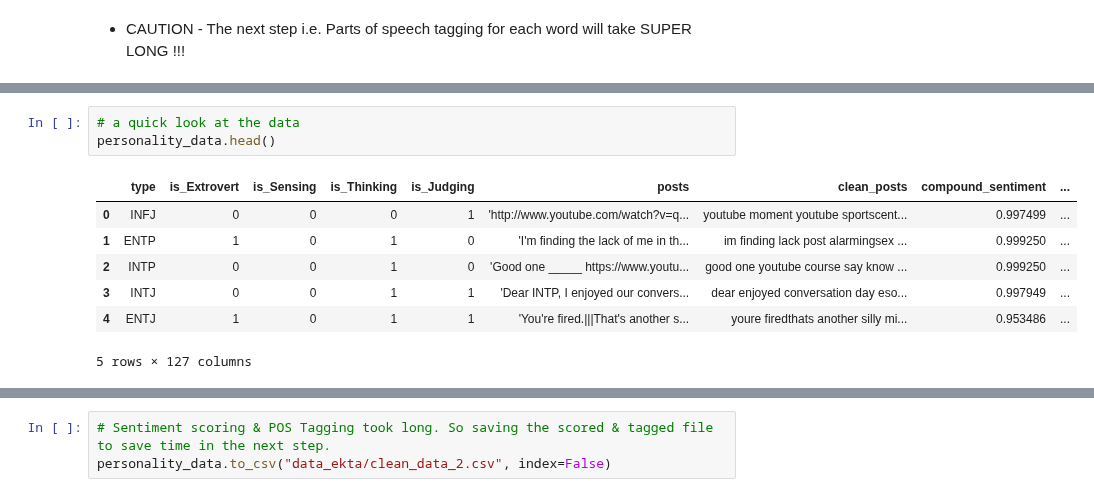
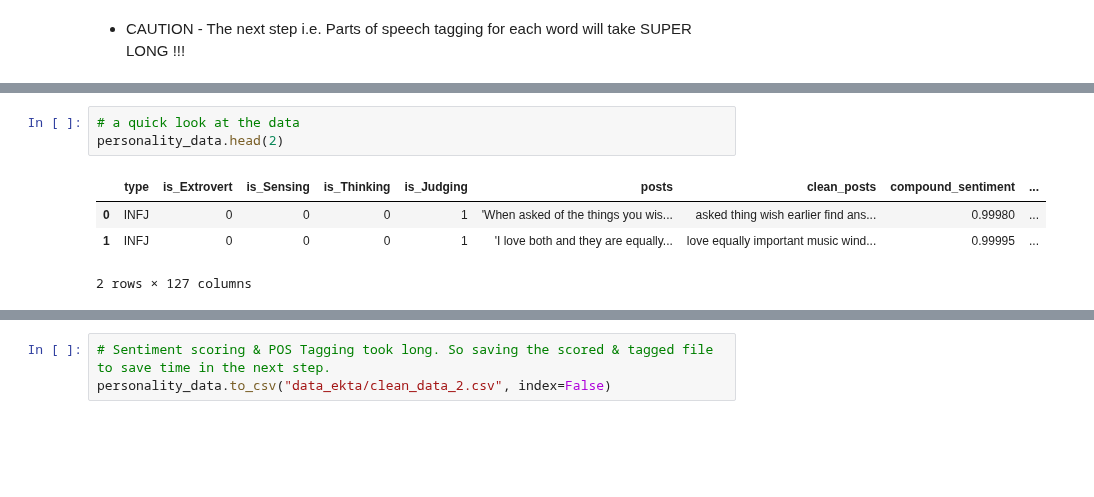
Before and after one commit to esharma3/myers-briggs-personality-prediction, a Jupyter notebook: individual work/02_sentiment_analysis_&_pos_tagging_ekta.ipynb, the cells around one changed output, grey strips where cells are left out. Drawn from its saved outputs; the diff is of its cells as text; blank space fills up the shorter version.

Commit message:
re-ran with splitted data & cleaned the code further

```diff
--- a/individual work/02_sentiment_analysis_&_pos_tagging_ekta.ipynb
+++ b/individual work/02_sentiment_analysis_&_pos_tagging_ekta.ipynb
@@ -254,15 +255,12 @@ Stanford POS Stats Time: 72.84715604782104 seconds
 [interactive output not drawn]
 # %%
 # a quick look at the data
-personality_data.head()
+personality_data.head(2)
 # %% [output]
 |  | type | is_Extrovert | is_Sensing | is_Thinking | is_Judging | posts | clean_posts | compound_sentiment | ... |
-| 0 | INFJ | 0 | 0 | 0 | 1 | 'http://www.youtube.com/watch?v=q... | youtube moment youtube sportscent... | 0.997499 | ... |
-| 1 | ENTP | 1 | 0 | 1 | 0 | 'I'm finding the lack of me in th... | im finding lack post alarmingsex ... | 0.999250 | ... |
-| 2 | INTP | 0 | 0 | 1 | 0 | 'Good one _____ https://www.youtu... | good one youtube course say know ... | 0.999250 | ... |
-| 3 | INTJ | 0 | 0 | 1 | 1 | 'Dear INTP, I enjoyed our convers... | dear enjoyed conversation day eso... | 0.997949 | ... |
-| 4 | ENTJ | 1 | 0 | 1 | 1 | 'You're fired.|||That's another s... | youre firedthats another silly mi... | 0.953486 | ... |
+| 0 | INFJ | 0 | 0 | 0 | 1 | 'When asked of the things you wis... | asked thing wish earlier find ans... | 0.99980 | ... |
+| 1 | INFJ | 0 | 0 | 0 | 1 | 'I love both and they are equally... | love equally important music wind... | 0.99995 | ... |
-5 rows × 127 columns
+2 rows × 127 columns
 [interactive output not drawn]
 # %%
 # Sentiment scoring & POS Tagging took long. So saving the scored & tagged file to save time in the next step.
```
Also changed, not shown: parts of 8 cells of this notebook.
